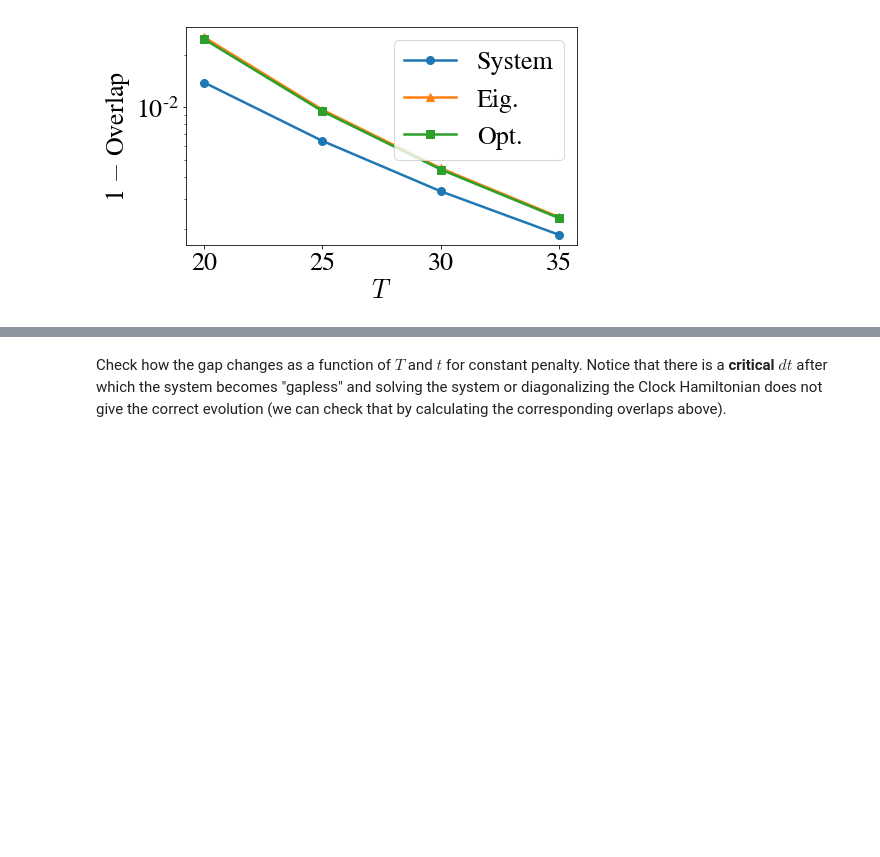
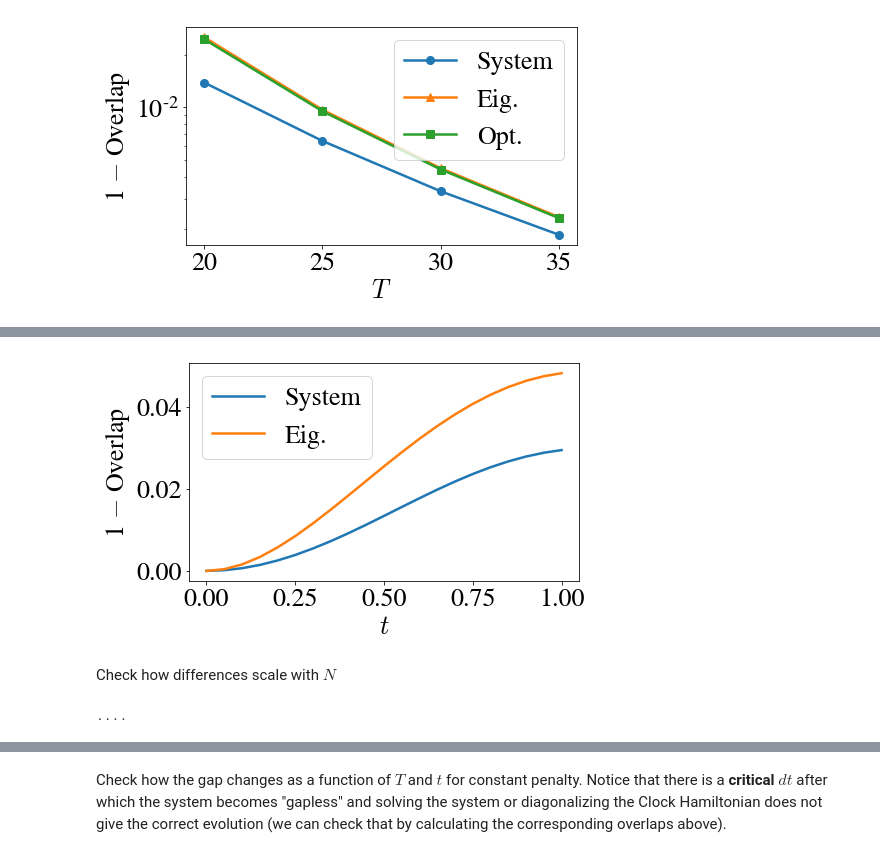
Before and after one commit to stavros11/Time-Evolution, a Jupyter notebook: ed.ipynb, the cells around one changed output, grey strips where cells are left out. Cells and saved outputs as stored; diff of their text form; code cells hidden in the pictures; blank space fills up the shorter version.

```diff
--- a/ed.ipynb
+++ b/ed.ipynb
@@ -331,0 +376,18 @@ plt.show()
+# %%
+n_sites = 6
+time_steps = 20
+h_init = 1.0
+h_ev = 0.5
+t = np.linspace(0.0, 1.0, time_steps + 1)
+dt = t[1] - t[0]
+
+ham = utils.tfim_hamiltonian(n_sites, h=h_ev)
+exact_state, obs = utils.tfim_exact_evolution(n_sites, t[-1], time_steps, h0=h_init, h=h_ev)
+
+clock = ed.construct_sparse_clock(ham, dt, time_steps)
+system_state = ed.solve_evolution_system(clock, exact_state[0], lg.gmres, print_info=False)
+
+clock_pen = ed.construct_sparse_clock(ham, dt, time_steps, init_penalty=1e8, psi0=exact_state[0])
+clock_pen = np.array(clock_pen.todense())
+eigvals, eigvecs = np.linalg.eigh(clock_pen)
+eig_state = eigvecs[:, 0].reshape(exact_state.shape)
@@ -331,0 +419,48 @@ plt.show()
+# %%
+eig_overlaps = np.abs((exact_state.conj() * eig_state).sum(axis=1))**2 / (eig_norms)
+system_overlaps = np.abs((exact_state.conj() * system_state).sum(axis=1))**2 / (system_norms)
+# %%
+plt.figure(figsize=(7, 4))
+plt.plot(t, 1 - system_overlaps, color=cp[0], linewidth=2.5, label="System")
+plt.plot(t, 1 - eig_overlaps, color=cp[1], linewidth=2.5, label="Eig.")
+plt.xlabel("$t$")
+plt.ylabel("1 $-$ Overlap")
+plt.legend()
+plt.show()
+# %% [output]
+[figure, added]
+# %% [markdown]
+Check how differences scale with $N$
+# %%
+n_sites_list = [3, 4, 5, 6]
+h_init = 1.0
+h_ev = 0.5
+time_steps = 20
+t = np.linspace(0.0, 1.0, time_steps + 1)
+dt = t[1] - t[0]
+
+overlaps = {"System": [], "Eig.": []}
+norms = {"System": [], "Eig.": []}
+norms_check = []
+energies = {"System": [], "Eig.": []}
+for n_sites in n_sites_list:
+    ham = utils.tfim_hamiltonian(n_sites, h=h_ev)
+    exact_state, obs = utils.tfim_exact_evolution(n_sites, t[-1], time_steps, h0=h_init, h=h_ev)
+
+    clock = ed.construct_sparse_clock(ham, dt, time_steps)
+    system_state = ed.solve_evolution_system(clock, exact_state[0], lg.gmres, print_info=False)
+
+    clock_pen = ed.construct_sparse_clock(ham, dt, time_steps, init_penalty=10.0, psi0=exact_state[0])
+    clock_pen = np.array(clock_pen.todense())
+    eigvals, eigvecs = np.linalg.eigh(clock_pen)
+    eig_state = eigvecs[:, 0].reshape(exact_state.shape)
+
+    norms_check.append(eigvals[0])
+    for k, state in zip(["System", "Eig."], [system_state, eig_state]):
+        overlaps[k].append(utils.averaged_overlap(exact_state, state))
+        norms[k].append((np.abs(state)**2).sum(axis=1))
+        energies[k].append((state.ravel().conj() * clock_pen.dot(state.ravel())).sum() / norms[k][-1].sum())
+
+    print(".", end="")
+# %% [output]
+....
```
Also changed, not shown: parts of 17 cells of this notebook.
